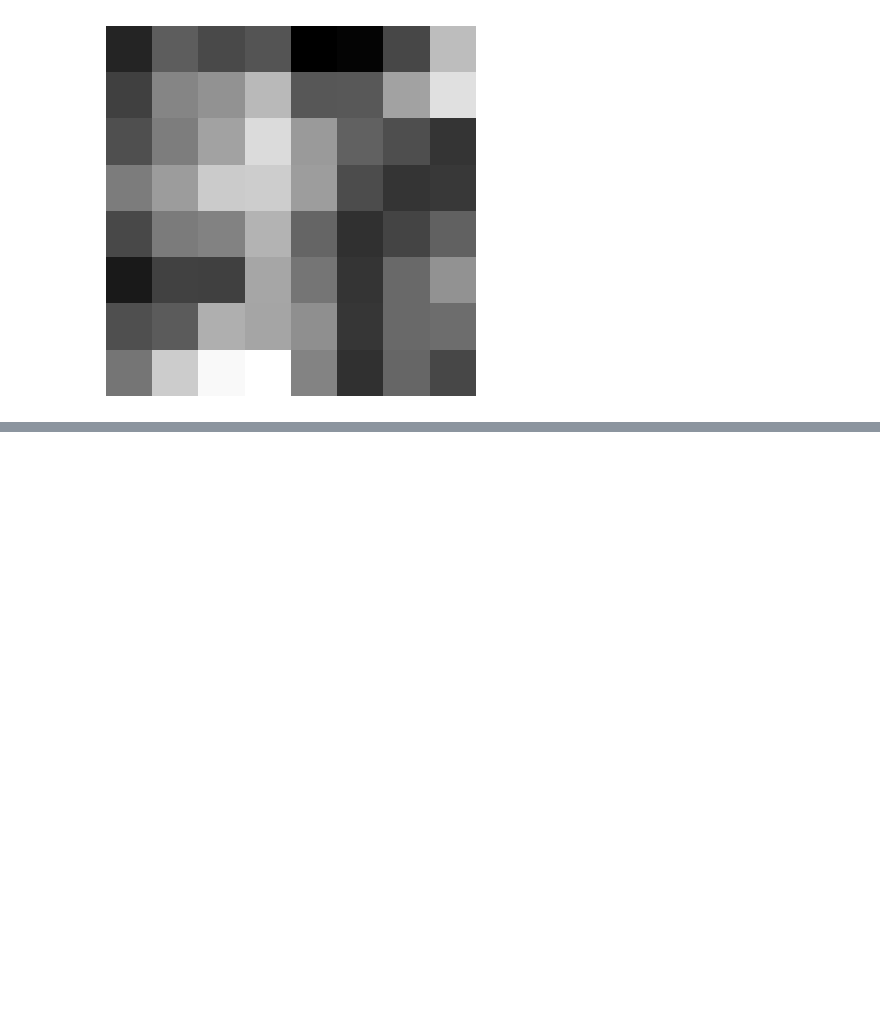
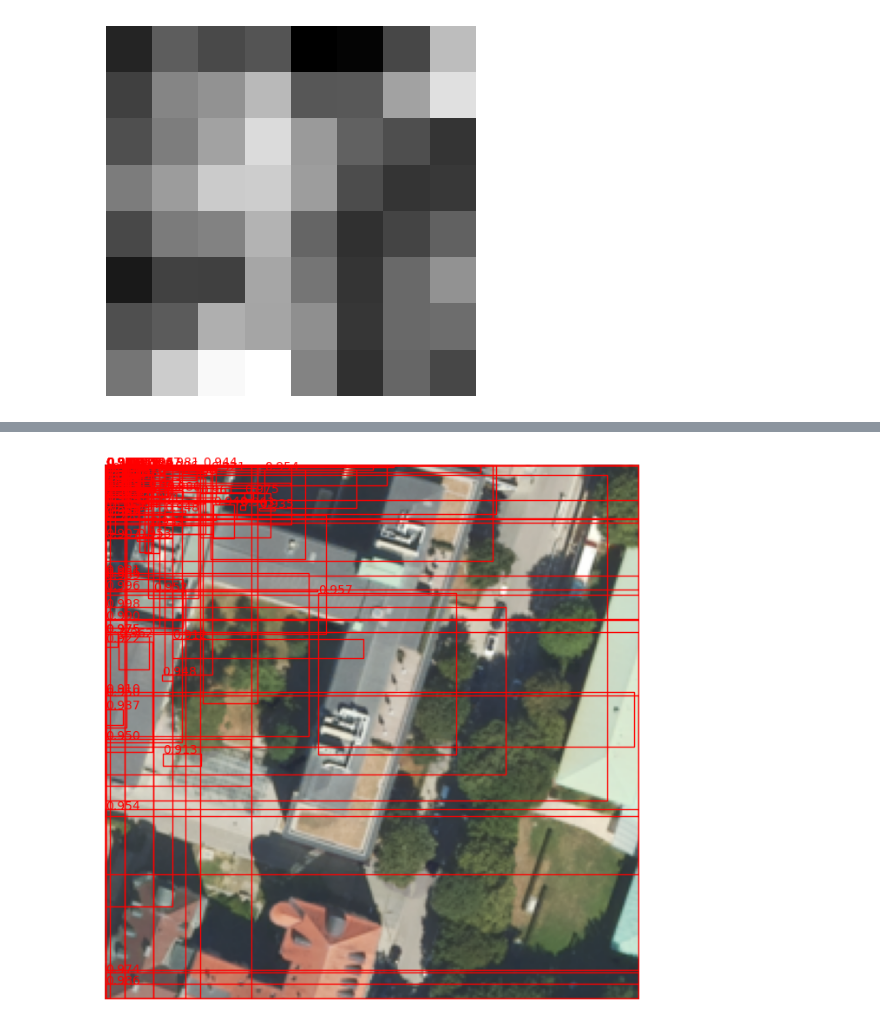
Before and after one commit to DaveS24/RoofSpotter, a Jupyter notebook: testing/component_testing.ipynb, the cells around one changed output, grey strips where cells are left out. Drawn from its saved outputs; the diff is of its cells as text; code cells hidden in the pictures; blank space fills up the shorter version.

Commit message:
Add clip_boxes() and remove_zero_area_boxes() in RPN, and visualization of region proposals

```diff
--- a/testing/component_testing.ipynb
+++ b/testing/component_testing.ipynb
@@ -21,17 +20,15 @@ dataset = BavarianBuildingDataset(image_dir='../data/bbd250-image', mask_dir='..
 gen = generator(dataset, dataset.train_test_val_split()[0], batch_size=config.batch_size)
 images, masks = next(gen)
 
-testing_image = images[0]
-testing_mask = masks[0]
-Visualizer.display_sample(testing_image, testing_mask)
+testing_image = np.expand_dims(images[0], axis=0)
+testing_mask = np.expand_dims(masks[0], axis=0)
+
+Visualizer.display_sample(testing_image[0], testing_mask[0])
 # %% [output]
 [figure]
 # %%
 backbone = Backbone(config)
 
-testing_image = np.expand_dims(testing_image, axis=0)
-testing_mask = np.expand_dims(testing_mask, axis=0)
-
 feature_maps = backbone.model.predict(testing_image)
 Visualizer.display_avg_feature_map(feature_maps)
 # %% [output]
@@ -40,6 +37,6 @@ Visualizer.display_avg_feature_map(feature_maps)
 # %%
 rpn = RPN(config, backbone)
 
-roi_scores, roi_boxes = rpn.model.predict(feature_maps)
-Visualizer.display_rois(testing_image, roi_scores, roi_boxes)
+roi_boxes, roi_scores = rpn.model.predict(feature_maps)
+Visualizer.display_rois(testing_image[0], roi_boxes, roi_scores)
 # %% [output]
@@ -46,0 +44 @@ Visualizer.display_rois(testing_image, roi_scores, roi_boxes)
+[figure, added]
```
Also changed, not shown: parts of 2 cells of this notebook, 5 other files.
